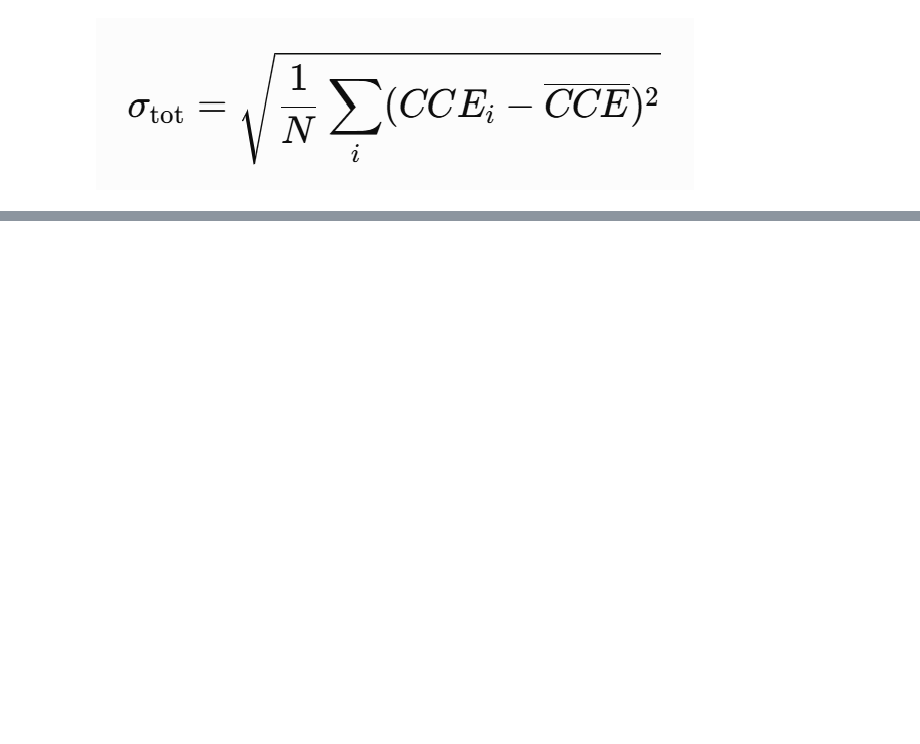
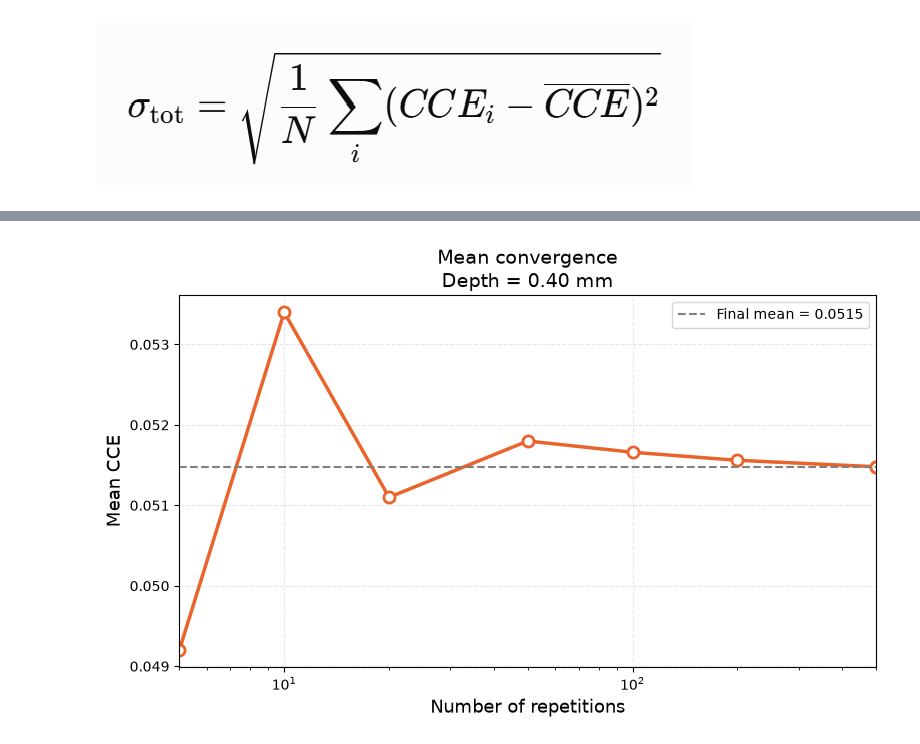
Before and after one commit to RitaF00/Charge-Trapping-Model-in-python, a Jupyter notebook: CCE/Li_grid/check_CCE_library.ipynb, the cells around one changed output, grey strips where cells are left out. Saved outputs shown, nothing was run; the diff lists cells and outputs as text; code cells hidden in the pictures; blank space fills up the shorter version.

```diff
--- a/CCE/Li_grid/check_CCE_library.ipynb
+++ b/CCE/Li_grid/check_CCE_library.ipynb
@@ -753,0 +1267,62 @@ plt.show()
+# %%
+# ============================================================
+# 1) CONVERGENZA DELLA MEDIA
+# ============================================================
+
+plt.figure(figsize=(8,5))
+
+plt.plot(
+    N_values,
+    mean_values,
+    "-o",
+    color=color,
+    linewidth=2.5,
+    markersize=8,
+    markerfacecolor="white",
+    markeredgewidth=2
+)
+
+plt.axhline(
+    mean_ref,
+    color="gray",
+    linestyle="--",
+    linewidth=1.5,
+    label=f"Final mean = {mean_ref:.4f}"
+)
+
+# scala logaritmica
+plt.xscale("log")
+
+# asse X da 5 fino a 500
+plt.xlim(
+    N_values[0],
+    CCE_matrix.shape[1]
+)
+
+plt.xlabel(
+    "Number of repetitions",
+    fontsize=13
+)
+
+plt.ylabel(
+    "Mean CCE",
+    fontsize=13
+)
+
+plt.title(
+    f"Mean convergence\nDepth = {x[depth_index]*10:.2f} mm",
+    fontsize=14
+)
+
+plt.grid(
+    alpha=0.3,
+    linestyle="--"
+)
+
+plt.legend()
+
+plt.tight_layout()
+
+plt.show()
+# %% [output]
+[figure, added]
```
Also changed, not shown: parts of 28 cells of this notebook, 21 other files.
